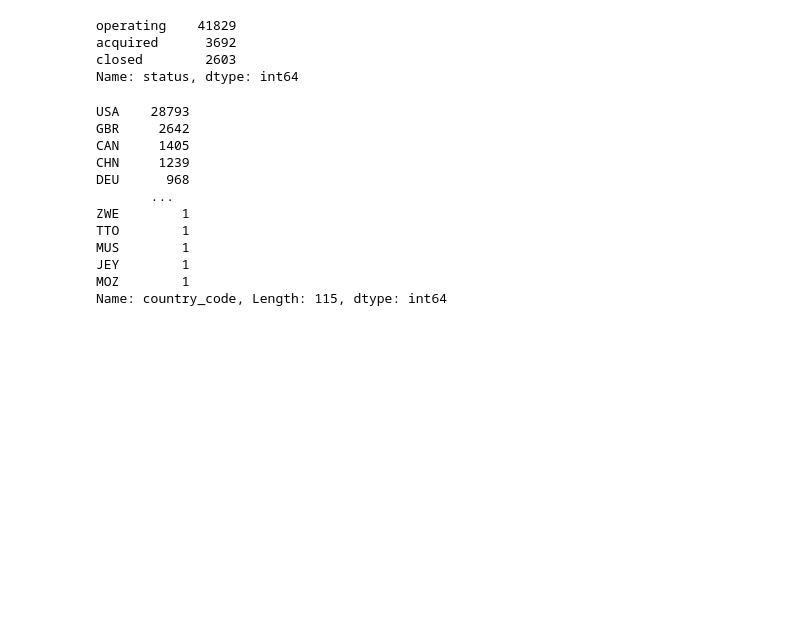
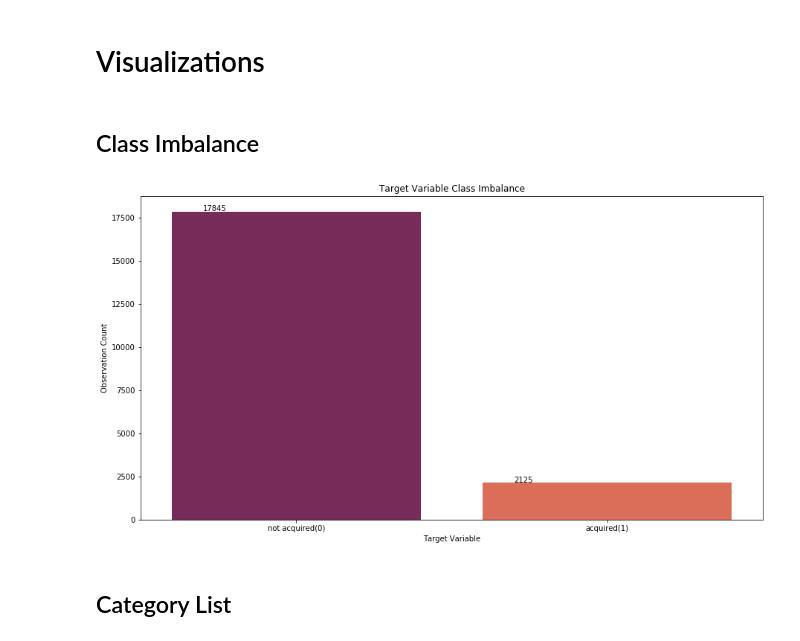
Before and after one commit to brenfrrs/startup_classification, a Jupyter notebook: archive/EDA_notebook.ipynb, the cells around one changed output. Saved outputs shown, nothing was run; the diff lists cells and outputs as text; code cells hidden in the pictures; blank space fills up the shorter version.

```diff
--- a/archive/EDA_notebook.ipynb
+++ b/archive/EDA_notebook.ipynb
@@ -8,5 +11,4 @@ import matplotlib.pyplot as plt
 
 pd.options.display.max_columns = 50
 # %%
-data = pd.read_csv('startup_data.csv', index_col=0)
-data
+data = pd.read_csv('../data/cleaned_investments_VC.csv', index_col=[0])
@@ -47,2 +14,0 @@ data.drop(['Unnamed: 6', 'object_id', 'status'], axis=1)
-# %%
-data['id'] = data['id'].apply(lambda x: x.replace('c:', ''))
@@ -94,22 +15,16 @@ df2.head(20)
-# %%
-df2.status.value_counts()
-# %% [output]
-operating    41829
-acquired      3692
-closed        2603
-Name: status, dtype: int64
-# %%
-df2['country_code'].value_counts()
-# %% [output]
-USA    28793
-GBR     2642
-CAN     1405
-CHN     1239
-DEU      968
-       ...
-ZWE        1
-TTO        1
-MUS        1
-JEY        1
-MOZ        1
-Name: country_code, Length: 115, dtype: int64
+# %% [markdown]
+# Visualizations
+# %% [markdown]
+## Class Imbalance
+# %%
+fig, ax = plt.subplots(figsize = (15,8))
+ax = sns.countplot('target', data=data, palette='rocket')
+sns.color_palette("rocket")
+ax.set(xlabel='Target Variable', ylabel='Observation Count', title='Target Variable Class Imbalance', xticklabels=['not acquired(0)','acquired(1)'])
+
+for p in ax.patches:
+        ax.annotate('{}'.format(p.get_height()), (p.get_x()+0.1, p.get_height()+50))
+# %% [output]
+[figure, added]
+# %% [markdown]
+## Category List
```
Also changed, not shown: parts of 21 cells of this notebook, 18 other files.
